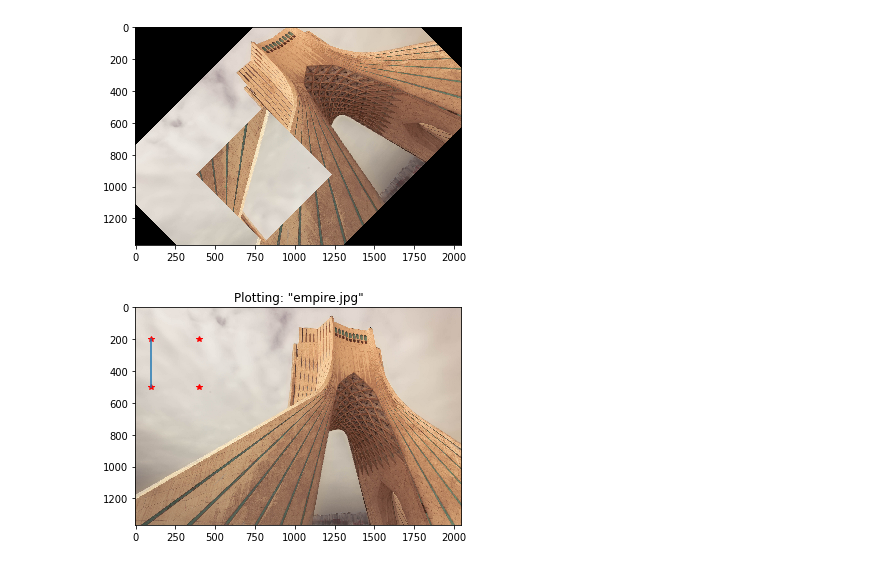
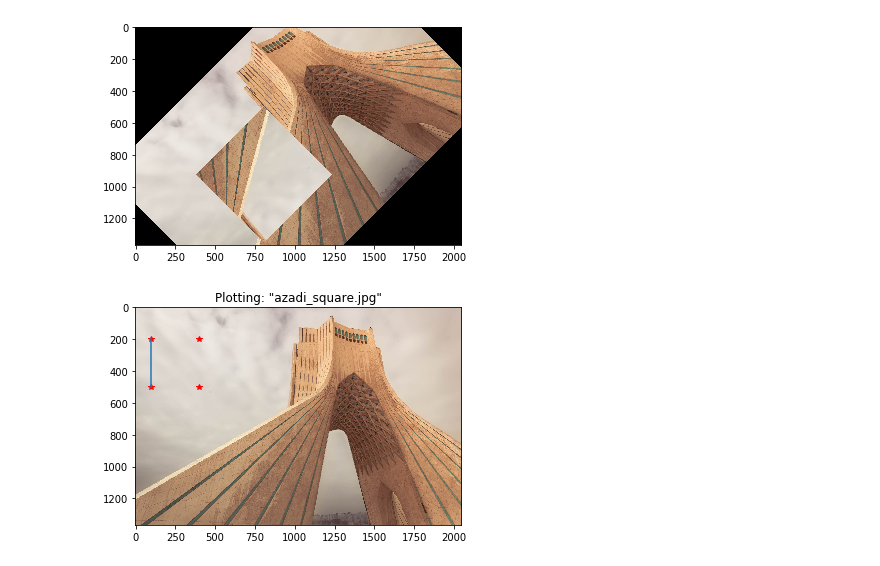
Before and after one commit to xtosis/learning-cv, a Jupyter notebook: book1-tutorials.ipynb, the cells around one changed output. Cells and saved outputs as stored; diff of their text form; code cells hidden in the pictures.

Commit message:
Renamed title

```diff
--- a/book1-tutorials.ipynb
+++ b/book1-tutorials.ipynb
@@ -38,24 +38,24 @@ show()
 # %%
 ### Plotting Images, Point and Lines
 
 # read image to array
 im = array(Image.open('Images/azadi_square.jpg'))
 
 # plot the image
 imshow(im)
 
 # some points
 x = [100,100,400,400]
 y = [200,500,200,500]
 
 # plot the points with red star-markers
 plot(x,y,'r*')
 
 # line plot connecting the first two points
 plot(x[:2],y[:2])
 
 # add title and show the plot
-title('Plotting: "empire.jpg"')
+title('Plotting: "azadi_square.jpg"')
 show()
 # %% [output]
-[figure, old version]
+[figure, new version]
```
